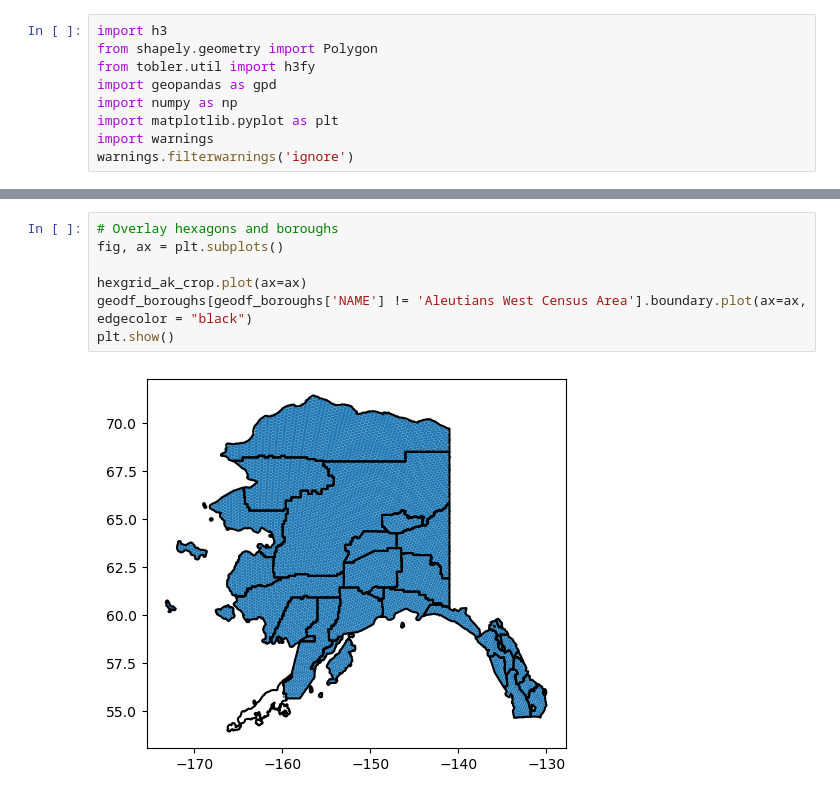
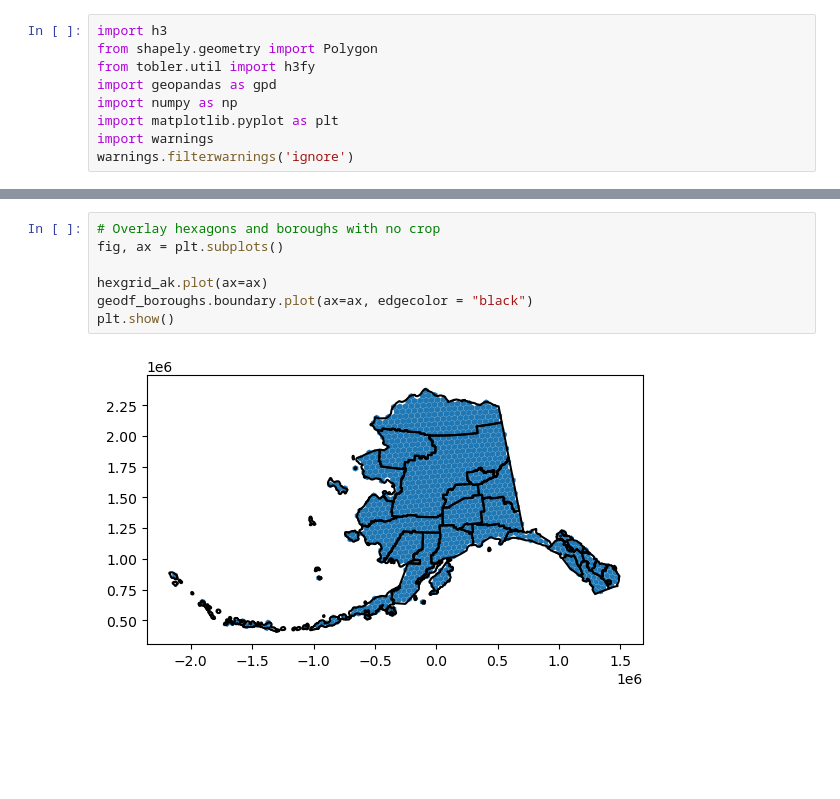
Before and after one commit to uwescience/DSSG2023-Heating-Loads, a Jupyter notebook: Code/h3.ipynb, the cells around one changed output, grey strips where cells are left out. Drawn from its saved outputs; the diff is of its cells as text; blank space fills up the shorter version.

```diff
--- a/Code/h3.ipynb
+++ b/Code/h3.ipynb
@@ -39,9 +31,9 @@ geodf_boroughs[geodf_boroughs['NAME'] != 'Aleutians West Census Area'].boundary.
-# %%
-# Overlay hexagons and boroughs
-fig, ax = plt.subplots()
-
-hexgrid_ak_crop.plot(ax=ax)
-geodf_boroughs[geodf_boroughs['NAME'] != 'Aleutians West Census Area'].boundary.plot(ax=ax, edgecolor = "black")
-plt.show()
-# %% [output]
-[figure, removed]
+# %%
+# Overlay hexagons and boroughs with no crop
+fig, ax = plt.subplots()
+
+hexgrid_ak.plot(ax=ax)
+geodf_boroughs.boundary.plot(ax=ax, edgecolor = "black")
+plt.show()
+# %% [output]
+[figure, added]
```
Also changed, not shown: parts of 3 cells of this notebook.
